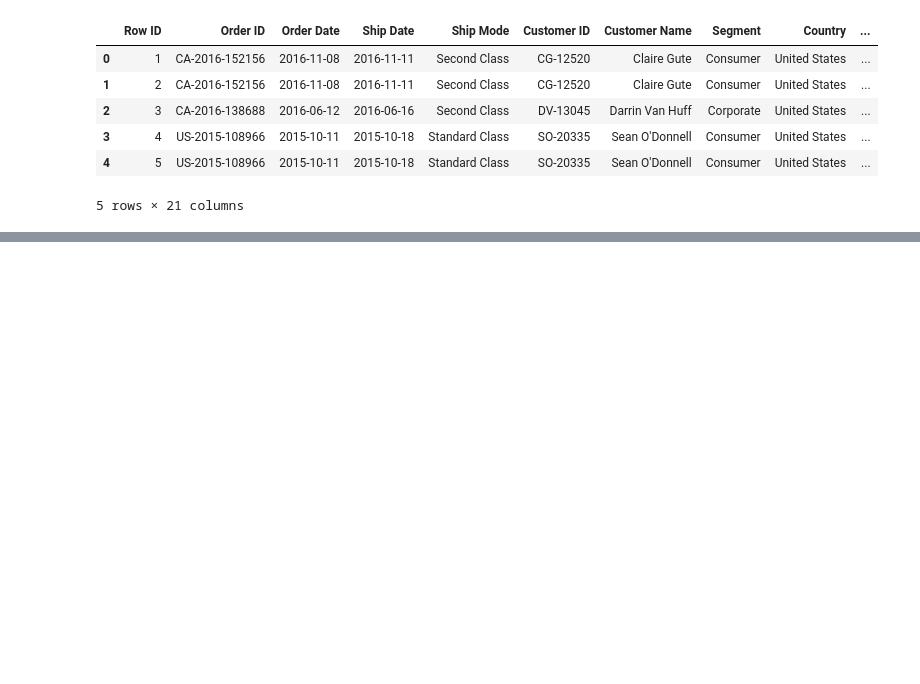
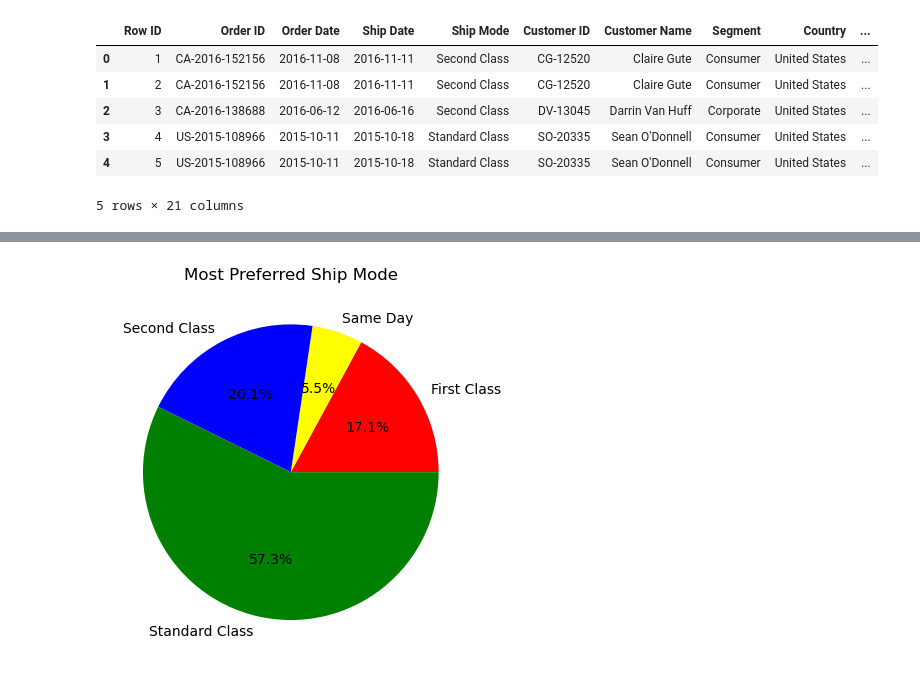
Before and after one commit to Gabby1937/Super_Store_Analysis, a Jupyter notebook: SuperStoreAnalysis.ipynb, the cells around one changed output, grey strips where cells are left out. Cells and saved outputs as stored; diff of their text form; code cells hidden in the pictures; blank space fills up the shorter version.

```diff
--- a/SuperStoreAnalysis.ipynb
+++ b/SuperStoreAnalysis.ipynb
@@ -15,0 +73,4 @@ data.head()
+# %%
+ship_mode = data.groupby(by="Ship Mode").sum()
+
+ship_mode
@@ -15,0 +84,9 @@ data.head()
+# %%
+labels = ship_mode.Profit.index
+values = ship_mode.Profit
+# %%
+plt.pie(values, labels=labels, autopct="%1.1f%%", colors=["red", 'yellow', "blue", 'green'])
+plt.title("Most Preferred Ship Mode")
+plt.show()
+# %% [output]
+[figure, added]
```
Also changed, not shown: parts of 10 cells of this notebook.
